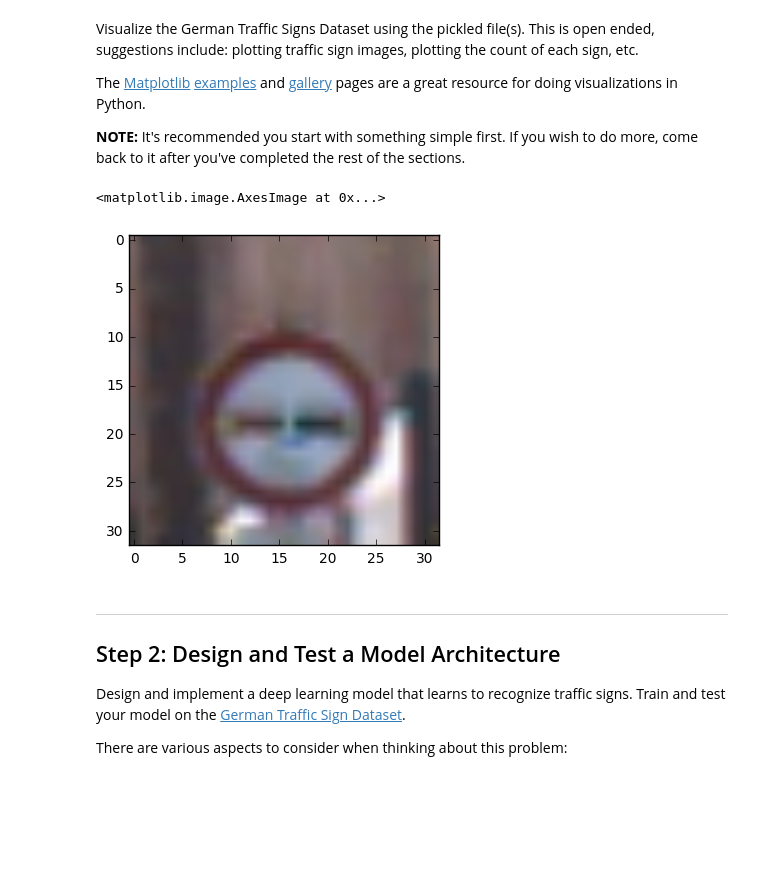
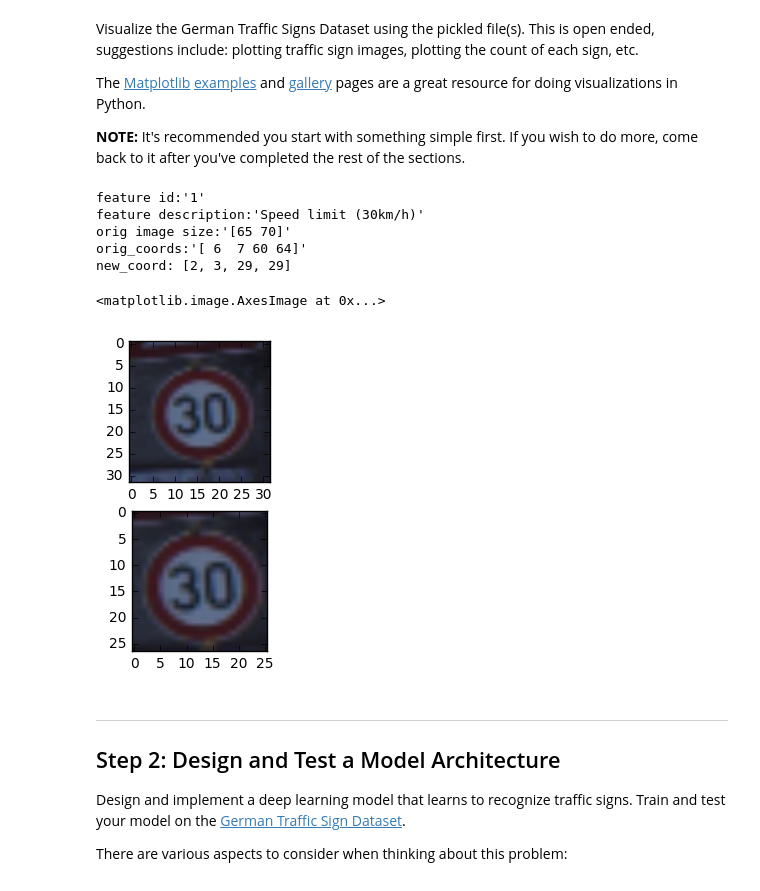
Before and after one commit to pejvan/CarND-Traffic-Sign-Classifier-Project, a Jupyter notebook: Traffic_Sign_Classifier.ipynb, the cells around one changed output. Cells and saved outputs as stored; diff of their text form; code cells hidden in the pictures; blank space fills up the shorter version.

```diff
--- a/Traffic_Sign_Classifier.ipynb
+++ b/Traffic_Sign_Classifier.ipynb
@@ -19,16 +19,23 @@ import pickle
 
 # TODO: Fill this in based on where you saved the training and testing data
 import subprocess
-subprocess.check_call(['gunzip', 'test.p.gz'])
-subprocess.check_call(['gunzip', 'train.p.gz'])
+subprocess.check_call(['cp', '-r', 'test.p.gz', 'test1.p.gz'])
+subprocess.check_call(['gunzip', 'test1.p.gz'])
 
-training_file = 'train.p'
-testing_file = 'test.p'
+subprocess.check_call(['cp', '-r', 'train.p.gz', 'train1.p.gz'])
+subprocess.check_call(['gunzip', 'train1.p.gz'])
+
+training_file = 'train1.p'
+testing_file = 'test1.p'
+signnames_file = 'signnames.csv'
 
 with open(training_file, mode='rb') as f:
     train = pickle.load(f)
 with open(testing_file, mode='rb') as f:
     test = pickle.load(f)
+with open(signnames_file, mode='r') as f:
+    signnames_mapping = {int(line.split(',')[0]):str(line.split(',')[1].strip()) for line in f.readlines()[1:]}
+
 
 X_train, y_train = train['features'], train['labels']
 
@@ -36,3 +43,6 @@ assert(len(X_train)==len(y_train))
 
 X_test, y_test = test['features'], test['labels']
 assert(len(X_test)==len(y_test))
+
+subprocess.check_call(['rm', '-f', 'train1.p'])
+subprocess.check_call(['rm', '-f', 'test1.p'])
@@ -57,6 +69,12 @@ n_train = len(X_train)
 
 # TODO: Number of testing examples.
 n_test = len(X_test)
+
+X_train_sizes = train['sizes']
+X_train_coords = train['coords']
+
+X_test_sizes = test['sizes']
+X_test_coords = test['coords']
 
 # TODO: What's the shape of an traffic sign image?
 image_shape = (32,32) #the question is not very clear...
@@ -82,16 +100,38 @@ The [Matplotlib](http://matplotlib.org/) [examples](http://matplotlib.org/exampl
 # %%
 ### Data exploration visualization goes here.
 ### Feel free to use as many code cells as needed.
 import matplotlib.pyplot as plt
 import random
 # Visualizations will be shown in the notebook.
 %matplotlib inline
 
 #print(X_train[0])
-plt.imshow(X_train[random.randrange(0, n_train)])
+random_number = random.randrange(0, n_train)
+
+orig_size = X_train_sizes[random_number]
+orig_coord = X_train_coords[random_number]
+new_coord = [ int(orig_coord[0] * (32./orig_size[0])),
+              int(orig_coord[1] * (32./orig_size[1])),
+              int(orig_coord[2] * (32./orig_size[0])),
+              int(orig_coord[3] * (32./orig_size[1])),
+            ]
+
+print("feature id:'{}'\nfeature description:'{}'".format(y_train[random_number], signnames_mapping[y_train[random_number]]))
+print("orig image size:'{}'\norig_coords:'{}'".format(orig_size, orig_coord))
+print("new_coord: {}".format(new_coord))
+plt.figure(1)
+plt.subplot(211)
+plt.imshow(X_train[random_number])
+plt.subplot(212)
+plt.imshow(X_train[random_number][new_coord[0]:new_coord[2], new_coord[1]:new_coord[3]])
 # %% [output]
-<matplotlib.image.AxesImage at 0x...>
+feature id:'1'
+feature description:'Speed limit (30km/h)'
+orig image size:'[65 70]'
+orig_coords:'[ 6  7 60 64]'
+new_coord: [2, 3, 29, 29]
+<matplotlib.image.AxesImage at 0x...>
-[figure, old version]
+[figure, new version]
 # %% [markdown]
 ----
 
```
Also changed, not shown: parts of 1 cell of this notebook.
